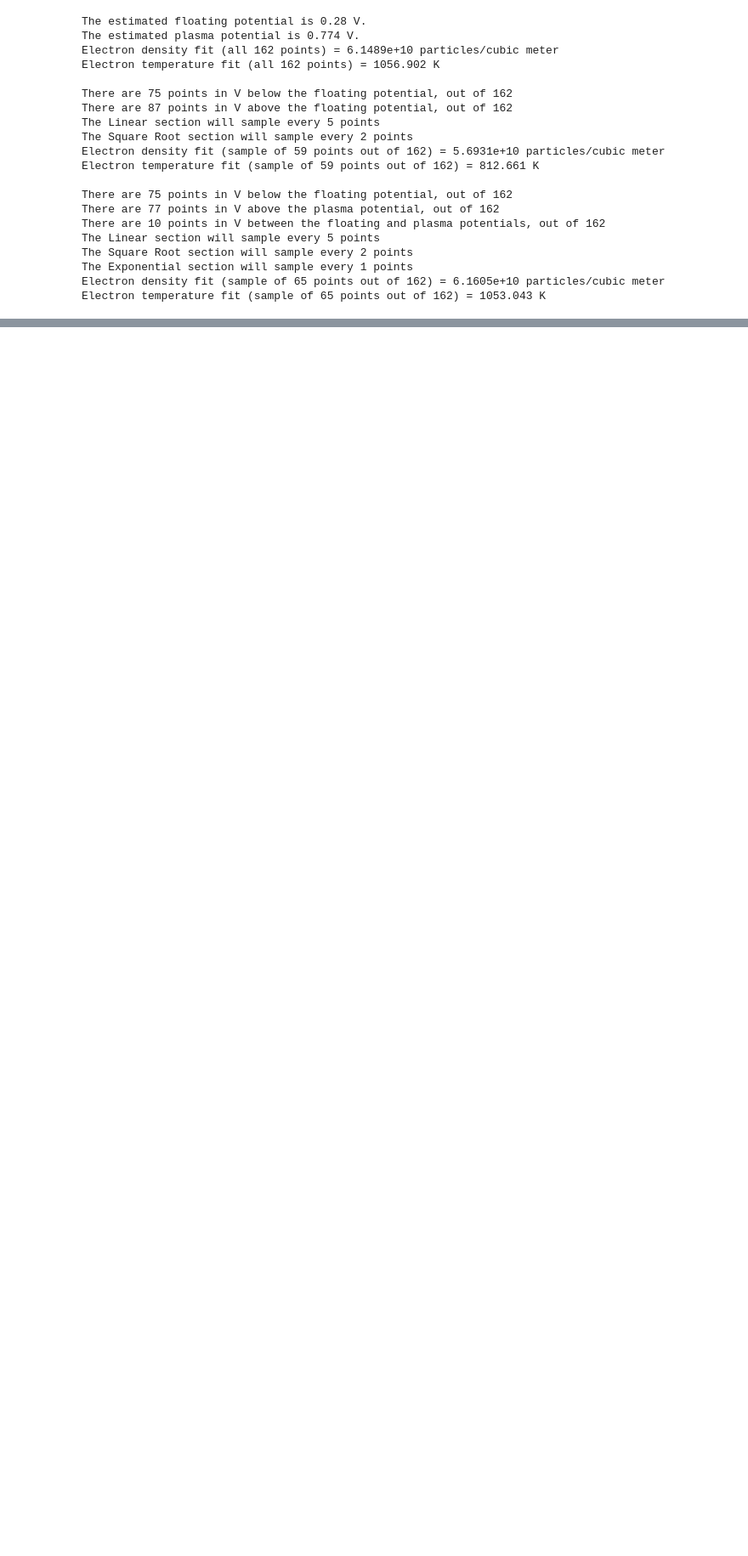
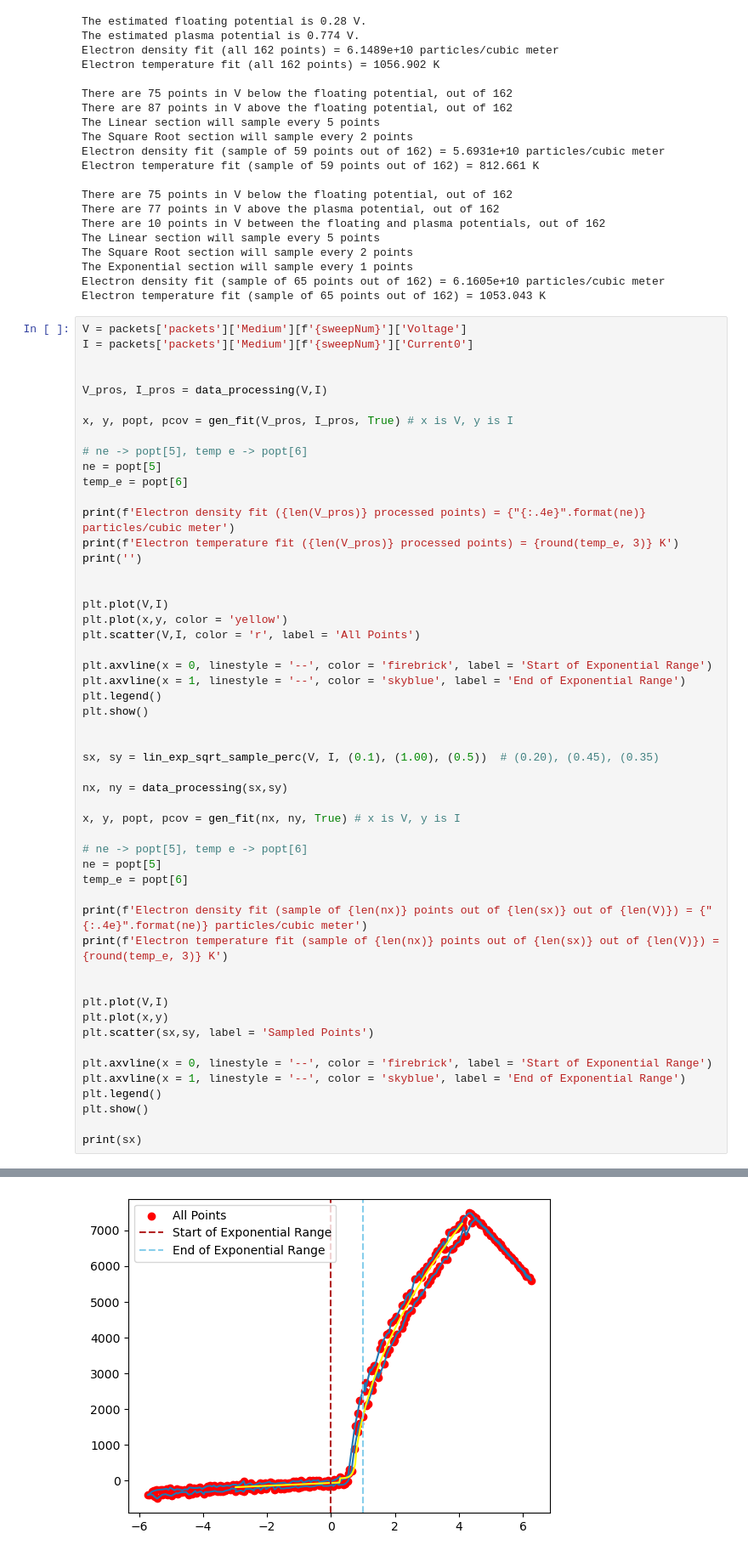
Before and after one commit to jgoodwill1/DAPPEr, a Jupyter notebook: Sweep Analysis - Jarrod.ipynb, the cells around one changed output, grey strips where cells are left out. Shown at 85% size. Drawn from its saved outputs; the diff is of its cells as text; blank space fills up the shorter version.

Commit message:
New sampling functions, histograms, percent error plots

```diff
--- a/Sweep Analysis - Jarrod.ipynb
+++ b/Sweep Analysis - Jarrod.ipynb
@@ -508,3 +640,56 @@ The Square Root section will sample every 2 points
 The Exponential section will sample every 1 points
 Electron density fit (sample of 65 points out of 162) = 6.1605e+10 particles/cubic meter
 Electron temperature fit (sample of 65 points out of 162) = 1053.043 K
+# %%
+V = packets['packets']['Medium'][f'{sweepNum}']['Voltage']
+I = packets['packets']['Medium'][f'{sweepNum}']['Current0']
+
+
+V_pros, I_pros = data_processing(V,I)
+
+x, y, popt, pcov = gen_fit(V_pros, I_pros, True) # x is V, y is I
+
+# ne -> popt[5], temp e -> popt[6]
+ne = popt[5]
+temp_e = popt[6]
+
+print(f'Electron density fit ({len(V_pros)} processed points) = {"{:.4e}".format(ne)} particles/cubic meter')
+print(f'Electron temperature fit ({len(V_pros)} processed points) = {round(temp_e, 3)} K')
+print('')
+
+
+plt.plot(V,I)
+plt.plot(x,y, color = 'yellow')
+plt.scatter(V,I, color = 'r', label = 'All Points')
+
+plt.axvline(x = 0, linestyle = '--', color = 'firebrick', label = 'Start of Exponential Range')
+plt.axvline(x = 1, linestyle = '--', color = 'skyblue', label = 'End of Exponential Range')
+plt.legend()
+plt.show()
+
+
+sx, sy = lin_exp_sqrt_sample_perc(V, I, (0.1), (1.00), (0.5))  # (0.20), (0.45), (0.35)
+
+nx, ny = data_processing(sx,sy)
+
+x, y, popt, pcov = gen_fit(nx, ny, True) # x is V, y is I
+
+# ne -> popt[5], temp e -> popt[6]
+ne = popt[5]
+temp_e = popt[6]
+
+print(f'Electron density fit (sample of {len(nx)} points out of {len(sx)} out of {len(V)}) = {"{:.4e}".format(ne)} particles/cubic meter')
+print(f'Electron temperature fit (sample of {len(nx)} points out of {len(sx)} out of {len(V)}) = {round(temp_e, 3)} K')
+
+
+plt.plot(V,I)
+plt.plot(x,y)
+plt.scatter(sx,sy, label = 'Sampled Points')
+
+plt.axvline(x = 0, linestyle = '--', color = 'firebrick', label = 'Start of Exponential Range')
+plt.axvline(x = 1, linestyle = '--', color = 'skyblue', label = 'End of Exponential Range')
+plt.legend()
+plt.show()
+
+print(sx)
+# %% [output]
@@ -510,0 +698 @@ Electron temperature fit (sample of 65 points out of 162) = 1053.043 K
+[figure, added]
```
Also changed, not shown: parts of 14 cells of this notebook.
